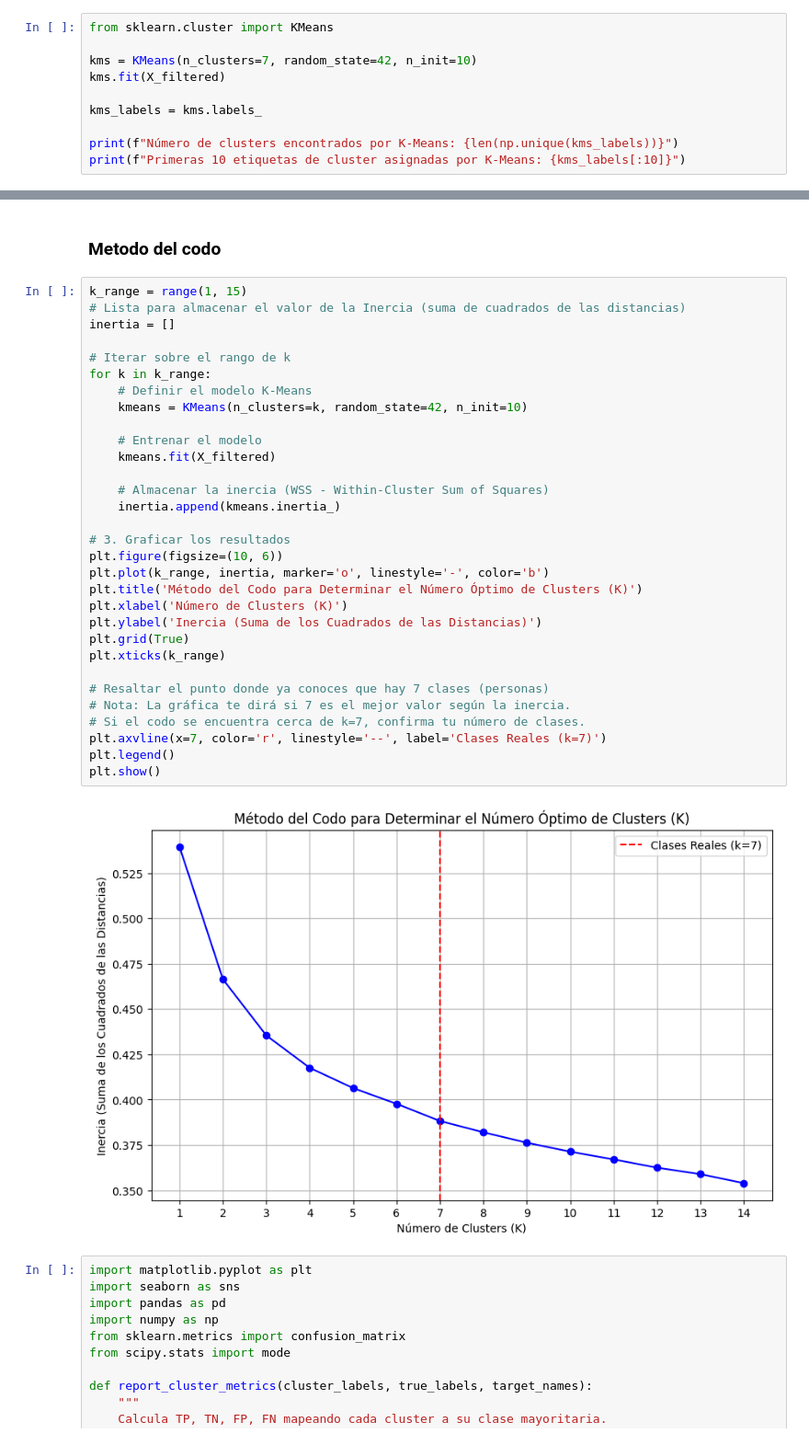
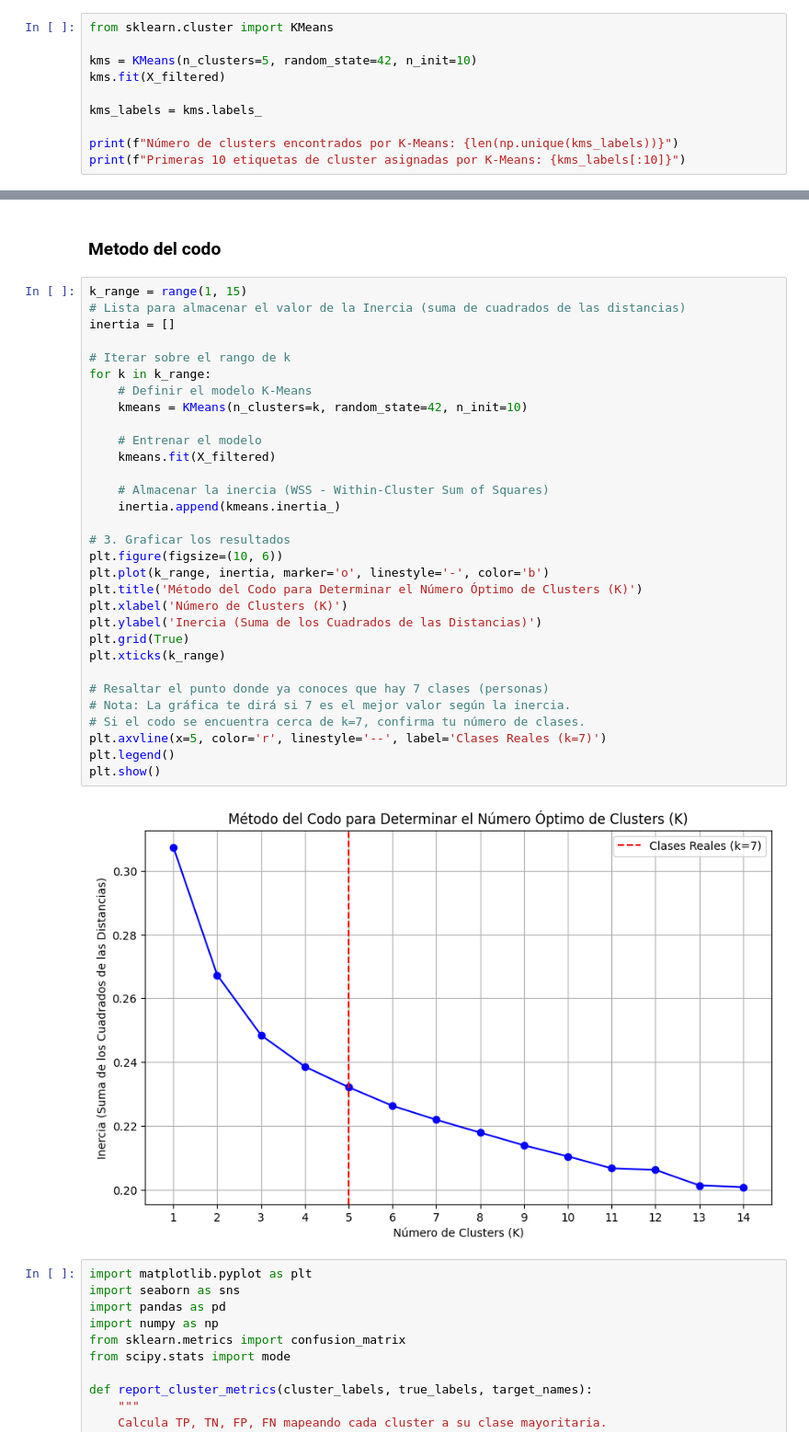
Before and after one commit to DavidZT2222709/Modelo-de-detecci-n-de-rostros, a Jupyter notebook: Notebooks/Proyecto_de_IA_No_Supervisado.ipynb, the cells around one changed output, grey strips where cells are left out. Shown at 92% size. Saved outputs shown, nothing was run; the diff lists cells and outputs as text.

```diff
--- a/Notebooks/Proyecto_de_IA_No_Supervisado.ipynb
+++ b/Notebooks/Proyecto_de_IA_No_Supervisado.ipynb
@@ -169,7 +145,7 @@ clusters = len(np.unique(y_filtered))
 # %%
 from sklearn.cluster import KMeans
 
-kms = KMeans(n_clusters=7, random_state=42, n_init=10)
+kms = KMeans(n_clusters=5, random_state=42, n_init=10)
 kms.fit(X_filtered)
 
 kms_labels = kms.labels_
@@ -185,35 +161,35 @@ Primeras 10 etiquetas de cluster asignadas por K-Means: [2 3 3 6 3 0 4 4 0 3]
 k_range = range(1, 15)
 # Lista para almacenar el valor de la Inercia (suma de cuadrados de las distancias)
 inertia = []
 
 # Iterar sobre el rango de k
 for k in k_range:
     # Definir el modelo K-Means
     kmeans = KMeans(n_clusters=k, random_state=42, n_init=10)
 
     # Entrenar el modelo
     kmeans.fit(X_filtered)
 
     # Almacenar la inercia (WSS - Within-Cluster Sum of Squares)
     inertia.append(kmeans.inertia_)
 
 # 3. Graficar los resultados
 plt.figure(figsize=(10, 6))
 plt.plot(k_range, inertia, marker='o', linestyle='-', color='b')
 plt.title('Método del Codo para Determinar el Número Óptimo de Clusters (K)')
 plt.xlabel('Número de Clusters (K)')
 plt.ylabel('Inercia (Suma de los Cuadrados de las Distancias)')
 plt.grid(True)
 plt.xticks(k_range)
 
 # Resaltar el punto donde ya conoces que hay 7 clases (personas)
 # Nota: La gráfica te dirá si 7 es el mejor valor según la inercia.
 # Si el codo se encuentra cerca de k=7, confirma tu número de clases.
-plt.axvline(x=7, color='r', linestyle='--', label='Clases Reales (k=7)')
+plt.axvline(x=5, color='r', linestyle='--', label='Clases Reales (k=7)')
 plt.legend()
 plt.show()
 # %% [output]
-[figure, old version]
+[figure, new version]
 # %%
 import matplotlib.pyplot as plt
 import seaborn as sns
```
Also changed, not shown: parts of 17 cells of this notebook, 3 other files.
